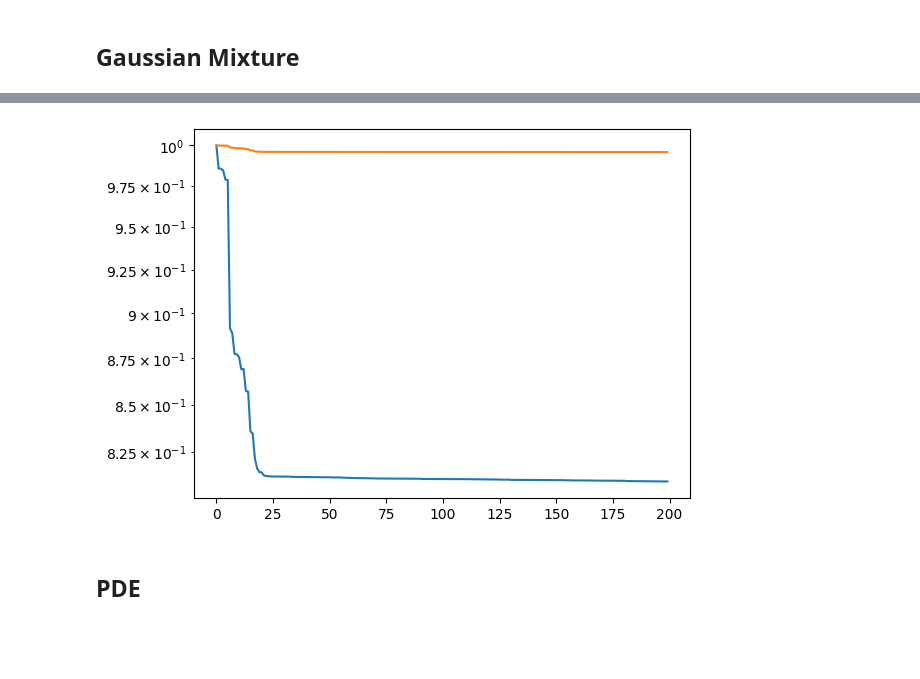
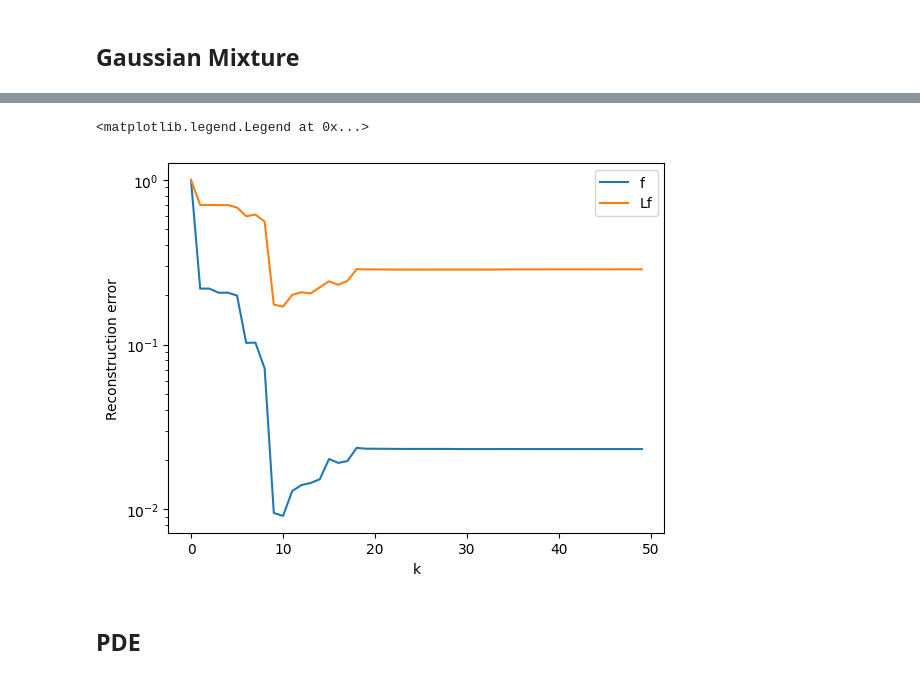
Before and after one commit to lclaeys/eigenfunction-solver, a Jupyter notebook: notebooks/kernel_galerkin.ipynb, the cells around one changed output, grey strips where cells are left out. Cells and saved outputs as stored; diff of their text form; code cells hidden in the pictures; blank space fills up the shorter version.

```diff
--- a/notebooks/kernel_galerkin.ipynb
+++ b/notebooks/kernel_galerkin.ipynb
@@ -68,7 +68,7 @@ experiment_params = {
     'kernel_params': {
         'dim': 1,
         'p': 100,
-        'scale': 5.0,
+        'scale': 2.0,
         'order': 3
     },
     'solver_params': {
@@ -76,7 +76,7 @@ experiment_params = {
         'L_reg': 1e-6,
         'verbose': False,
         'k': 6,
-        'num_samples': 10000
+        'num_samples': 100000
     }
 }
 
@@ -134,7 +137,7 @@ _ = reconstruction_evaluator.plot_reconstruction(t, energy.exact_eigfunctions(t,
 samples = energy.exact_sample((100000,))
 
 fitted_solver = FittedEigenSolver(energy, samples, solver)
-inner_prods = np.array([0,0,0,1])
+inner_prods = np.array([1,1,1,1])
 
 def func(x_batch):
     return inner_prods@(energy.exact_eigfunctions(x_batch,len(inner_prods))).T
@@ -145,7 +148,7 @@ def exact_sol_func(x_batch, t):
                 (energy.exact_eigfunctions(x,len(inner_prods)).T)[:,:,None],axis=0)
 
 T = 2000
-t_max = 1
+t_max = 2
 t = np.linspace(0,t_max,T)
 x = np.linspace(-2,2,1000)[:,None]
 k = 5
@@ -266,7 +247,7 @@ dim = 2
 experiment_params = {
     'kernel_params': {
         'dim': dim,
-        'p': 300,
+        'p': 200,
         'scale': 5.0,
         'order': 3
     },
@@ -274,7 +255,8 @@ experiment_params = {
         'regularizer': 0.0,
         'L_reg': 1e-6,
         'verbose': False,
-        'k': 200
+        'k': 50,
+        'num_samples': 25_000
     }
 }
 
@@ -325,6 +307,6 @@ _ = evaluator.plot(solver,x_eval,10,plot_Lf=True)
 # %%
 def func(x):
-    return (-x**2*10).sum().exp()
+    return (x**3).sum()
 
 reconstruction_evaluator = ReconstructionEvaluator(energy, func)
 
@@ -332,11 +314,15 @@ errs = reconstruction_evaluator.compute_reconstruction_error(x, solver.predict(x
                                              x, solver.predict(x),
                                              solver.fitted_eigvals)
 # %%
-plt.plot(errs[0])
-plt.plot(errs[1])
+plt.plot(errs[0],label = 'f')
+plt.plot(errs[1],label = 'Lf')
 plt.yscale('log')
+plt.ylabel('Reconstruction error')
+plt.xlabel('k')
+plt.legend()
 # %% [output]
+<matplotlib.legend.Legend at 0x...>
-[figure, old version]
+[figure, new version]
 # %% [markdown]
 ## PDE
 # %%
```
Also changed, not shown: parts of 15 cells of this notebook, 6 other files.
